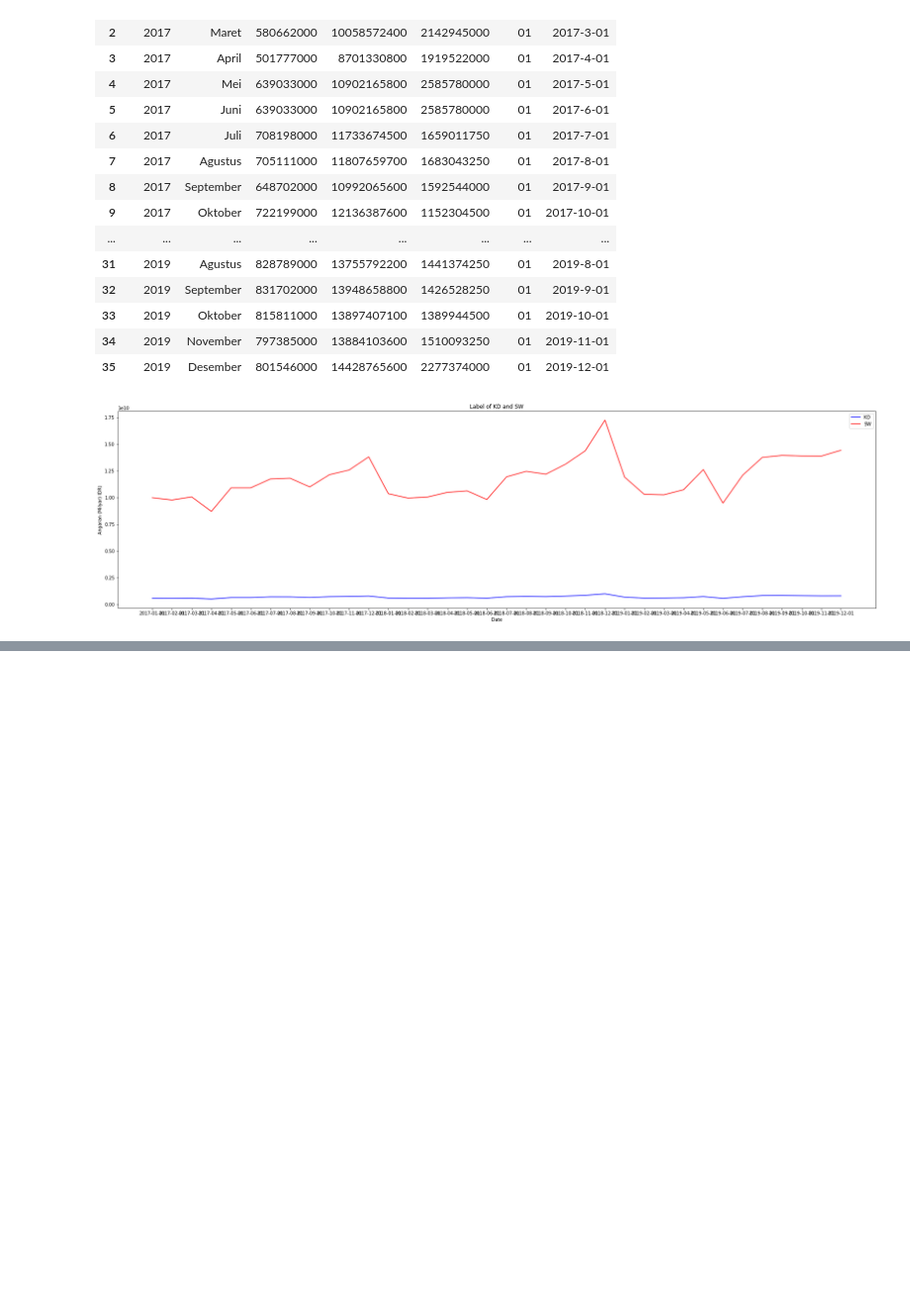
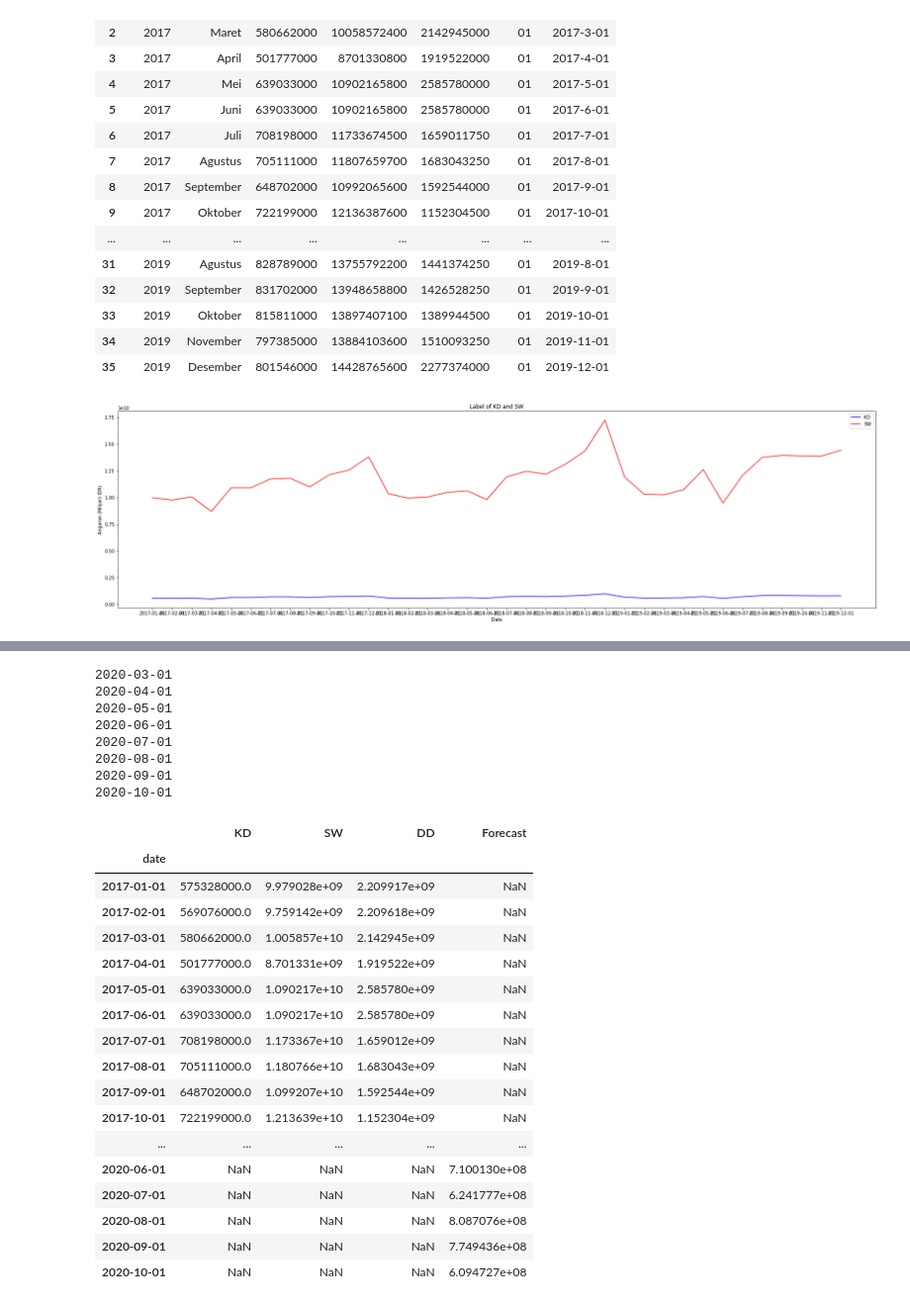
Before and after one commit to fadlytanjung/prediction_with_linear_regression, a Jupyter notebook: prediction_with_linear_regression.ipynb, the cells around one changed output, grey strips where cells are left out. Shown: that part at 99% size. Drawn from its saved outputs; the diff is of its cells as text; code cells hidden in the pictures; blank space fills up the shorter version.

```diff
--- a/prediction_with_linear_regression.ipynb
+++ b/prediction_with_linear_regression.ipynb
@@ -86,0 +333,4 @@ ypred,y_test
+# %%
+X_train, X_test, y_train, y_test = train_test_split(X, y, test_size = 0.2, random_state=42)
+# %%
+lin_reg_mod = LinearRegression()
@@ -86,0 +341,2 @@ ypred,y_test
+# %%
+pred = lin_reg_mod.predict(X_test)
@@ -86,0 +358,51 @@ ypred,y_test
+# %%
+multi_df['Forecast'] = np.nan
+
+result = multi_df
+last_date = result.reset_index().iloc[-1].date
+last_year = last_date.split('-')[0]
+last_month = last_date.split('-')[1]
+
+for i in pred:
+    last_month=int(last_month)+1
+    next_month = last_month-11 if int(last_month-1)+1 > 11 else last_month-1
+    year = str(int(last_year)+1) if int(last_month-1)+1 > 11 else last_year
+    next_date = str(year)+'-'+str('0'+str(next_month+1) if next_month+1 < 10 else next_month+1)+'-01'
+    print(next_date)
+    multi_df.loc[next_date] = [np.nan for _ in range(len(multi_df.columns)-1)]+[i]
+
+result
+# multi_df['KD'].plot()
+# multi_df['Forecast'].plot()
+# plt.figsize=(35, 5)
+# plt.legend(loc=4)
+# plt.xlabel('Date')
+# plt.ylabel('Price')
+# plt.show()
+# %% [output]
+2020-03-01
+2020-04-01
+2020-05-01
+2020-06-01
+2020-07-01
+2020-08-01
+2020-09-01
+2020-10-01
+|  | KD | SW | DD | Forecast |
+| date |  |  |  |  |
+| 2017-01-01 | 575328000.0 | 9.979028e+09 | 2.209917e+09 | NaN |
+| 2017-02-01 | 569076000.0 | 9.759142e+09 | 2.209618e+09 | NaN |
+| 2017-03-01 | 580662000.0 | 1.005857e+10 | 2.142945e+09 | NaN |
+| 2017-04-01 | 501777000.0 | 8.701331e+09 | 1.919522e+09 | NaN |
+| 2017-05-01 | 639033000.0 | 1.090217e+10 | 2.585780e+09 | NaN |
+| 2017-06-01 | 639033000.0 | 1.090217e+10 | 2.585780e+09 | NaN |
+| 2017-07-01 | 708198000.0 | 1.173367e+10 | 1.659012e+09 | NaN |
+| 2017-08-01 | 705111000.0 | 1.180766e+10 | 1.683043e+09 | NaN |
+| 2017-09-01 | 648702000.0 | 1.099207e+10 | 1.592544e+09 | NaN |
+| 2017-10-01 | 722199000.0 | 1.213639e+10 | 1.152304e+09 | NaN |
+| ... | ... | ... | ... | ... |
+| 2020-06-01 | NaN | NaN | NaN | 7.100130e+08 |
+| 2020-07-01 | NaN | NaN | NaN | 6.241777e+08 |
+| 2020-08-01 | NaN | NaN | NaN | 8.087076e+08 |
+| 2020-09-01 | NaN | NaN | NaN | 7.749436e+08 |
+| 2020-10-01 | NaN | NaN | NaN | 6.094727e+08 |
```
Also changed, not shown: parts of 20 cells of this notebook, 3 other files.
